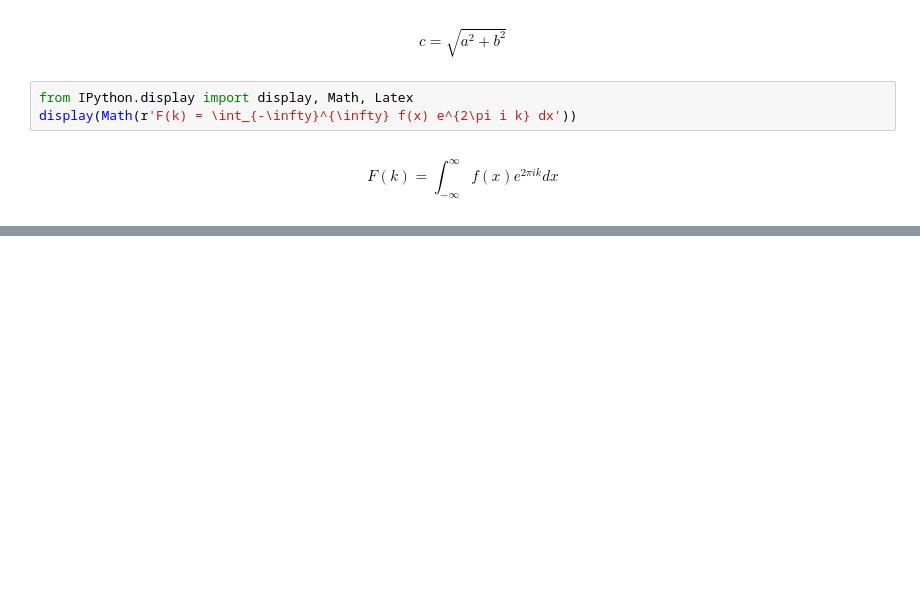
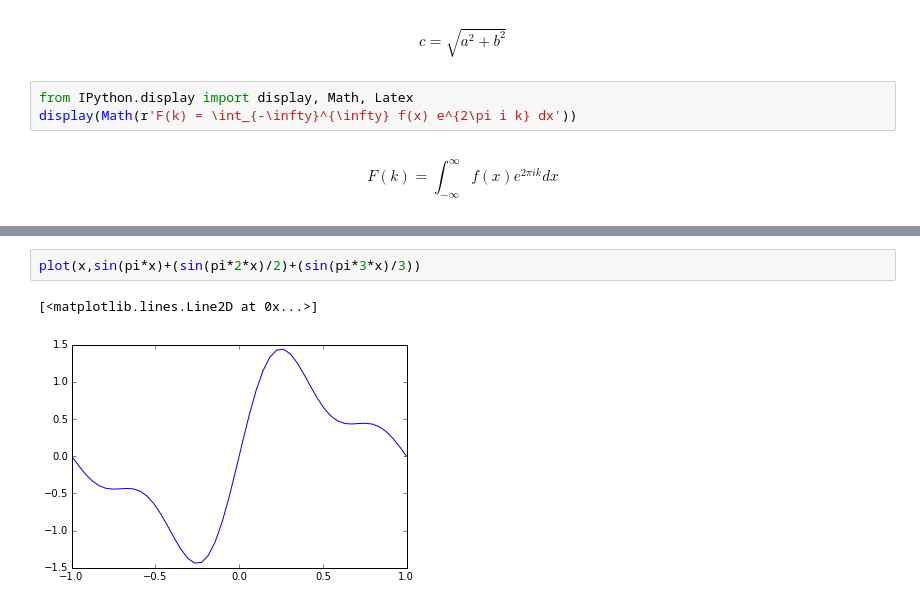
Before and after one commit to martianmartin/martianmartin.github.io, a Jupyter notebook: posts/test-ipython-post/index.ipynb, the cells around one changed output, grey strips where cells are left out. Drawn from its saved outputs; the diff is of its cells as text; blank space fills up the shorter version.

```diff
--- a/posts/test-ipython-post/index.ipynb
+++ b/posts/test-ipython-post/index.ipynb
@@ -45,0 +86,5 @@ $$F(k) = \int_{-\infty}^{\infty} f(x) e^{2\pi i k} dx$$
+# %%
+plot(x,sin(pi*x)+(sin(pi*2*x)/2)+(sin(pi*3*x)/3))
+# %% [output]
+[<matplotlib.lines.Line2D at 0x...>]
+[figure, added]
```
Also changed, not shown: parts of 10 cells of this notebook, 5 other files.
